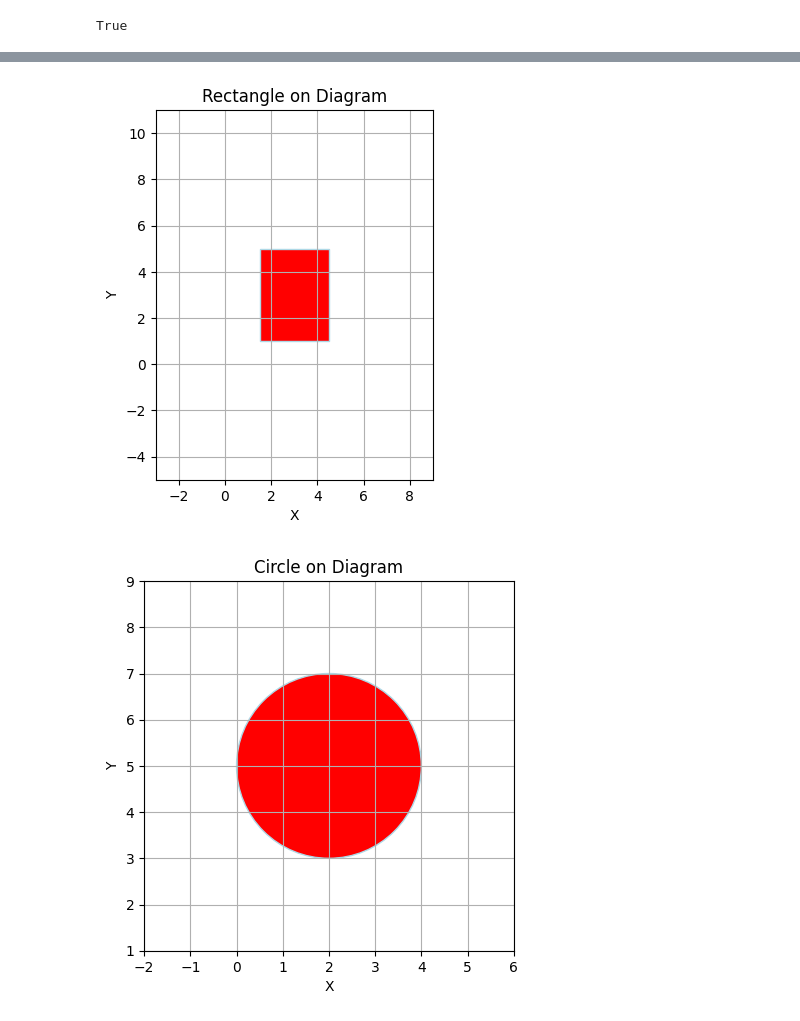
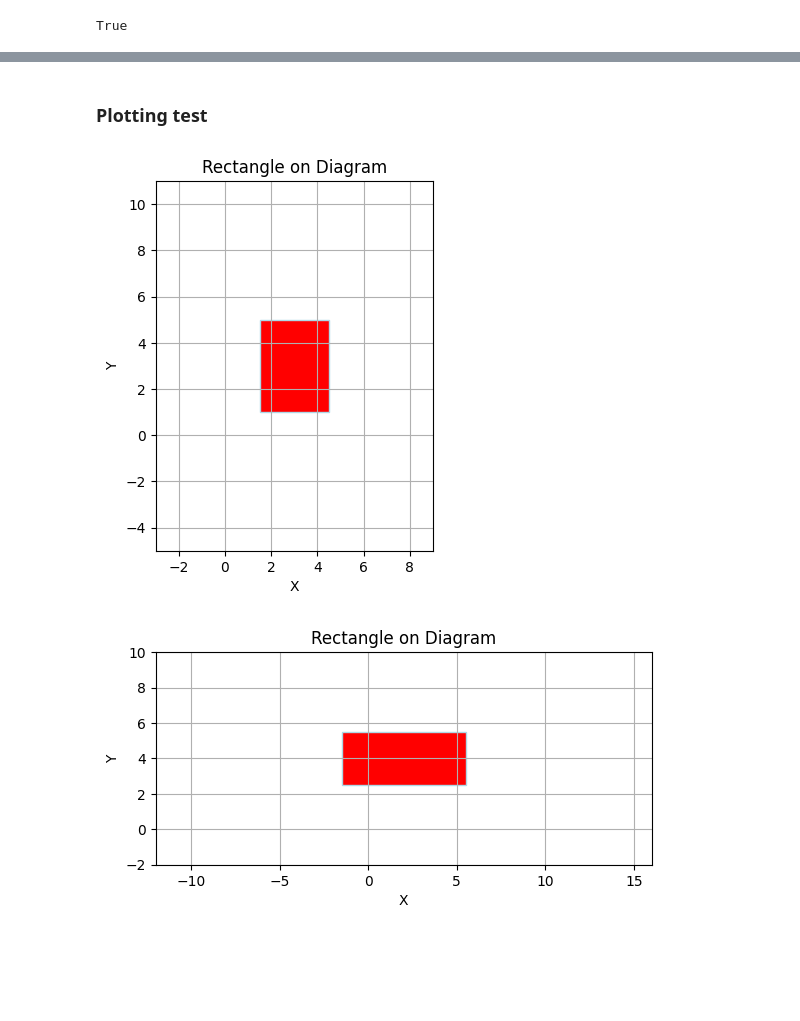
Before and after one commit to Farleys46/python_Filip_Farley_DE25, a Jupyter notebook: lab2/lab2_testing.ipynb, the cells around one changed output, grey strips where cells are left out. Drawn from its saved outputs; the diff is of its cells as text; code cells hidden in the pictures; blank space fills up the shorter version.

```diff
--- a/lab2/lab2_testing.ipynb
+++ b/lab2/lab2_testing.ipynb
@@ -11,5 +11,8 @@ print(circle1.area)
 # %%
+circle1 = Circle(2, 5, 2)
 circle2 = Circle(2, 2, 5)
+circle3 = Circle(0, 0, 1)
 rectangle1 = Rectangle(3, 3, 3, 4)
-print(circle2.area)
+rectangle2 = Rectangle(2, 4, 7, 3)
+rectangle3 = Rectangle(0, 0, 5, 5)
 # %% [output]
@@ -49,6 +139,8 @@ rectangle1.plot_rect()
+# %% [markdown]
+### Plotting test
 # %%
-for shape in [rectangle1, circle1, circle2]:
+for shape in [rectangle1, rectangle2, circle1, circle2]:
     shape.plot()
 # %% [output]
 [figure]
-[figure, old version]
+[figure, new version]
```
Also changed, not shown: parts of 35 cells of this notebook, 3 other files.
